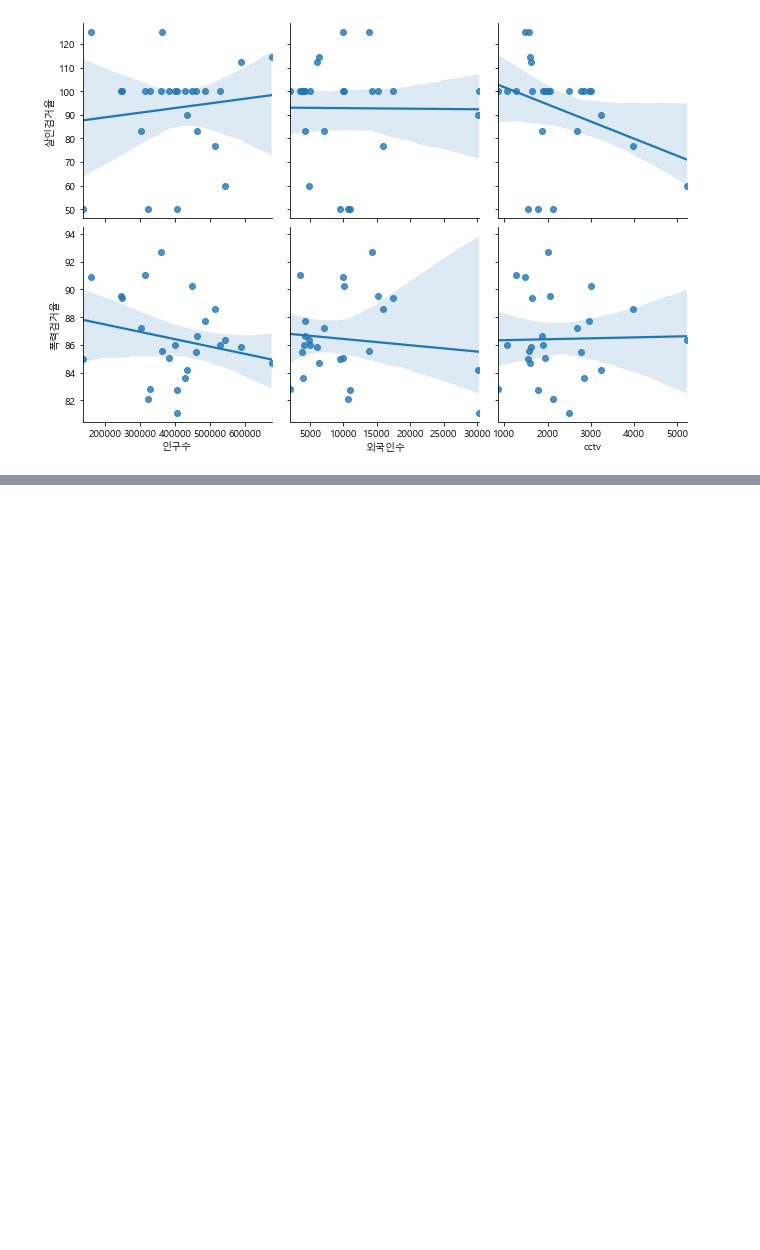
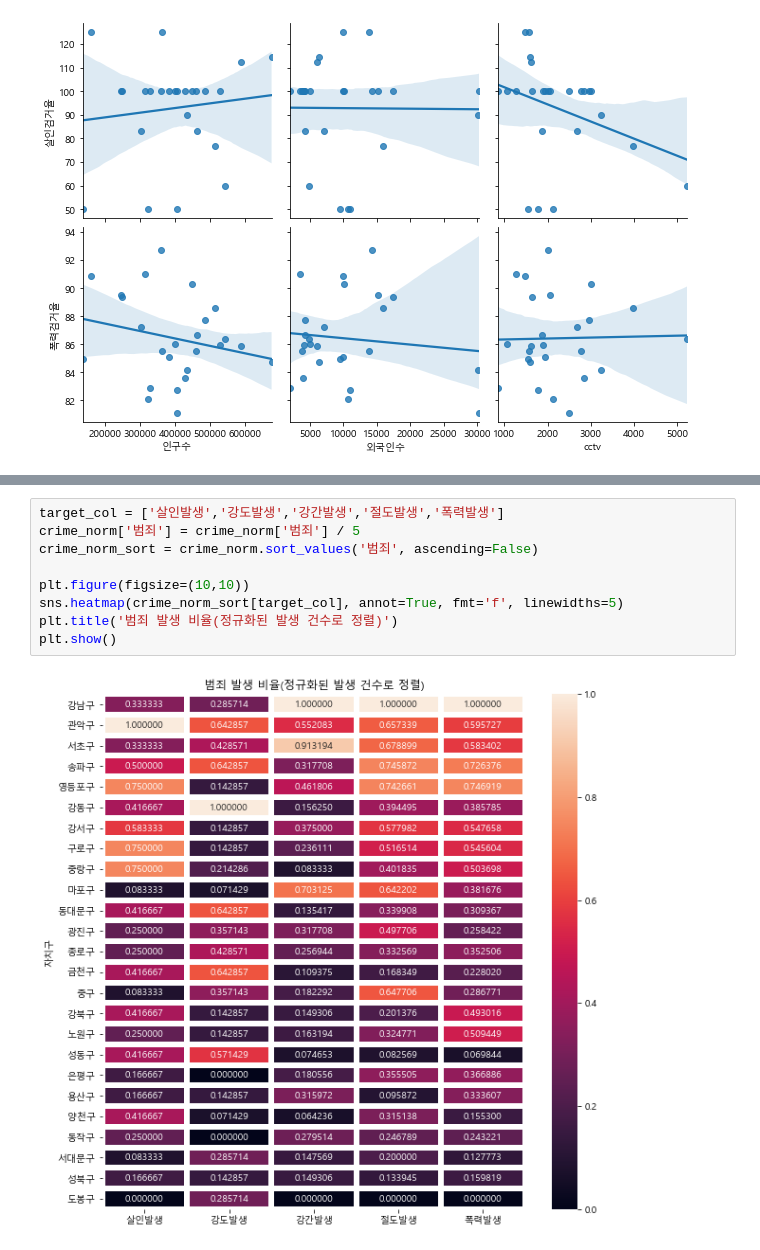
Before and after one commit to eunyoungson/Data_Analysis_2020, a Jupyter notebook: 07_seoul/03_crime.ipynb, the cells around one changed output, grey strips where cells are left out. Drawn from its saved outputs; the diff is of its cells as text; blank space fills up the shorter version.

```diff
--- a/07_seoul/03_crime.ipynb
+++ b/07_seoul/03_crime.ipynb
@@ -192,0 +242,11 @@ plt.show()
+# %%
+target_col = ['살인발생','강도발생','강간발생','절도발생','폭력발생']
+crime_norm['범죄'] = crime_norm['범죄'] / 5
+crime_norm_sort = crime_norm.sort_values('범죄', ascending=False)
+
+plt.figure(figsize=(10,10))
+sns.heatmap(crime_norm_sort[target_col], annot=True, fmt='f', linewidths=5)
+plt.title('범죄 발생 비율(정규화된 발생 건수로 정렬)')
+plt.show()
+# %% [output]
+[figure, added]
```
Also changed, not shown: parts of 21 cells of this notebook.
